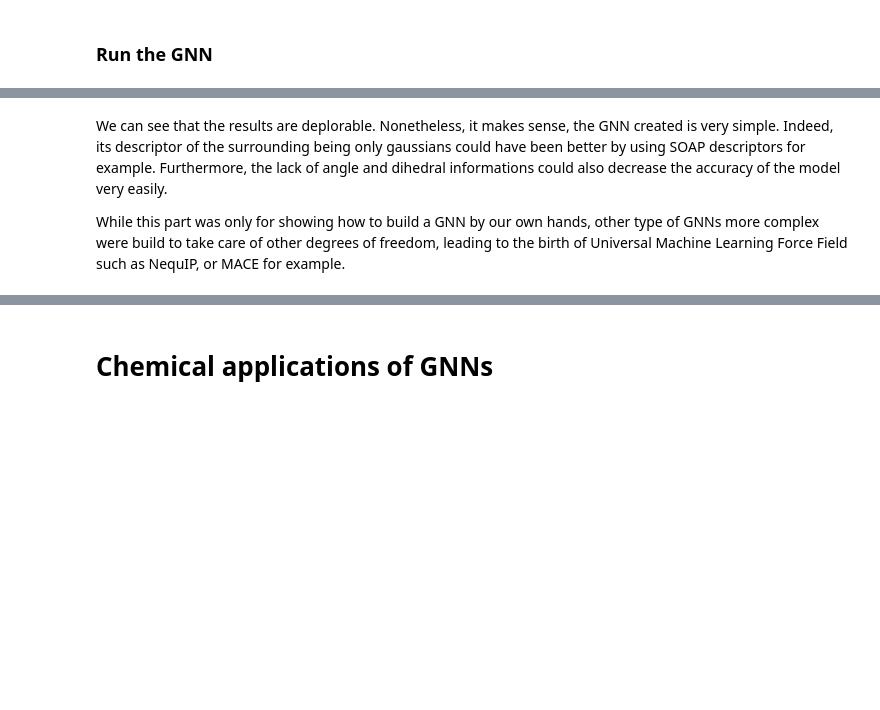
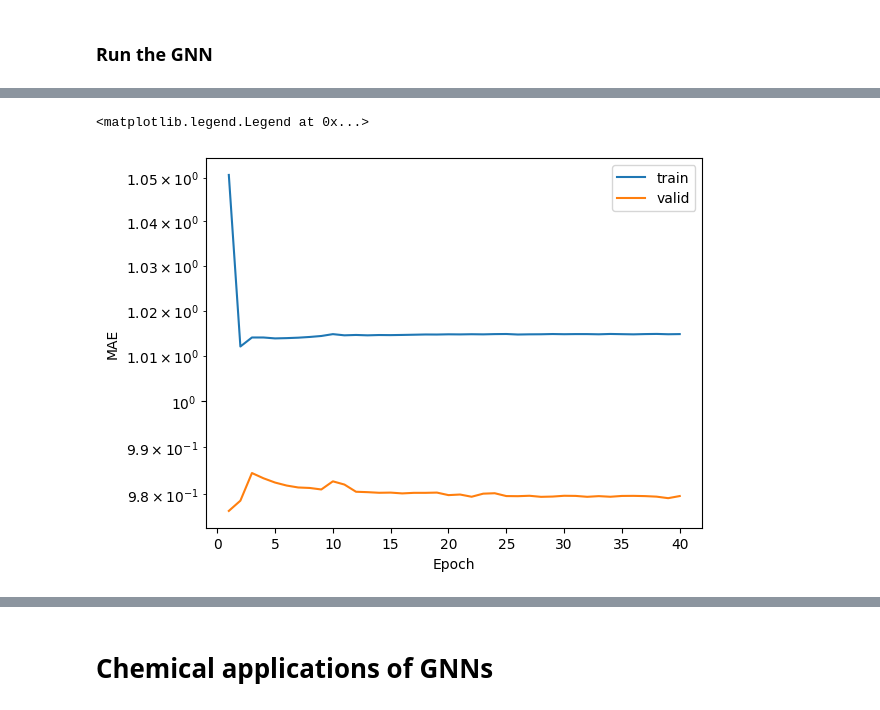
Before and after one commit to Lorentyfle/GNN-CaMML-course-blog, a Jupyter notebook: Graph_CaMML.ipynb, the cells around one changed output, grey strips where cells are left out. Cells and saved outputs as stored; diff of their text form; code cells hidden in the pictures; blank space fills up the shorter version.

```diff
--- a/Graph_CaMML.ipynb
+++ b/Graph_CaMML.ipynb
@@ -596,5 +580,10 @@ plt.legend()
-# %% [markdown]
-We can see that the results are deplorable. Nonetheless, it makes sense, the GNN created is very simple. Indeed, its descriptor of the surrounding being only gaussians could have been better by using SOAP descriptors for example. Furthermore, the lack of angle and dihedral informations could also decrease the accuracy of the model very easily.
-
-
-While this part was only for showing how to build a GNN by our own hands, other type of GNNs more complex were build to take care of other degrees of freedom, leading to the birth of Universal Machine Learning Force Field such as NequIP, or MACE for example.
+# %%
+fig, ax = plt.subplots()
+ax.plot(range(1,max_epoch+1), save_mae_train, label="train")
+ax.plot(range(1,max_epoch+1), save_mae_valid, label="valid")
+ax.set(xlabel="Epoch", ylabel="MAE")
+ax.set_yscale("log")
+plt.legend()
+# %% [output]
+<matplotlib.legend.Legend at 0x...>
+[figure, added]
```
Also changed, not shown: parts of 24 cells of this notebook, 6 other files.
